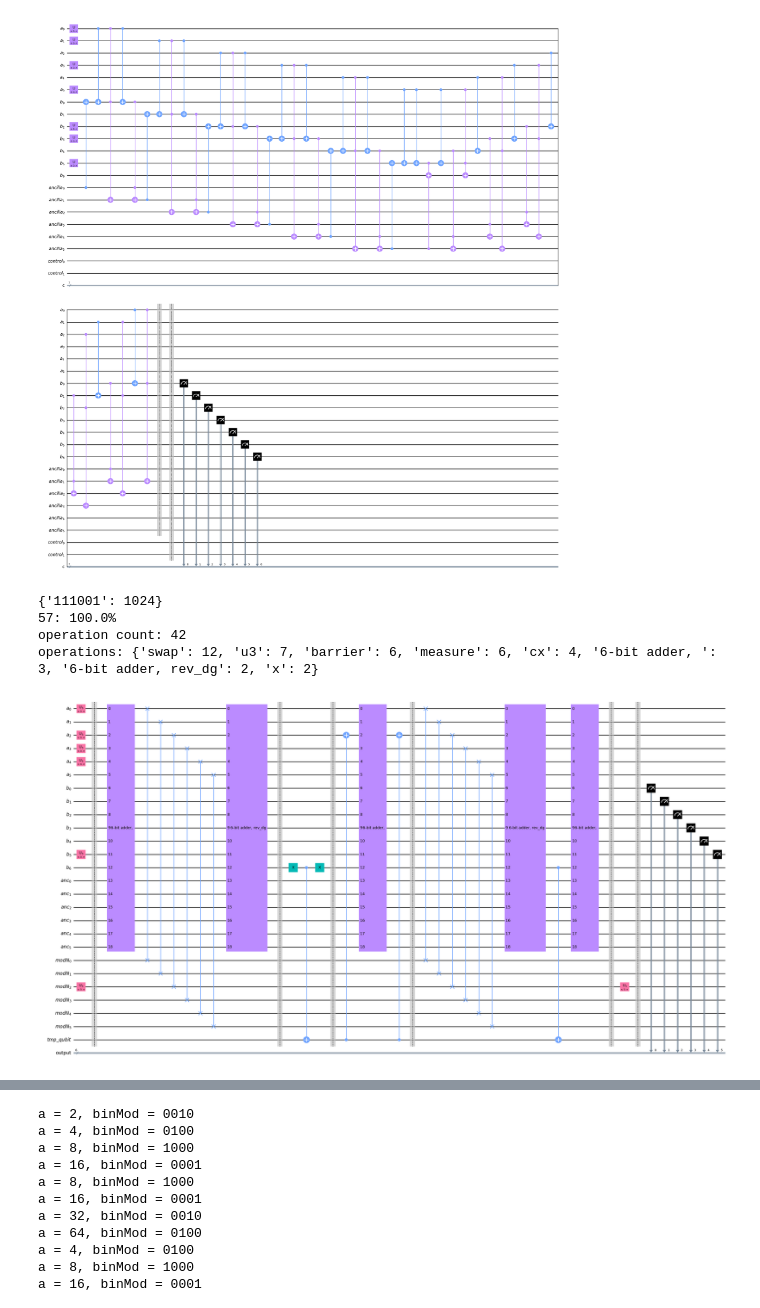
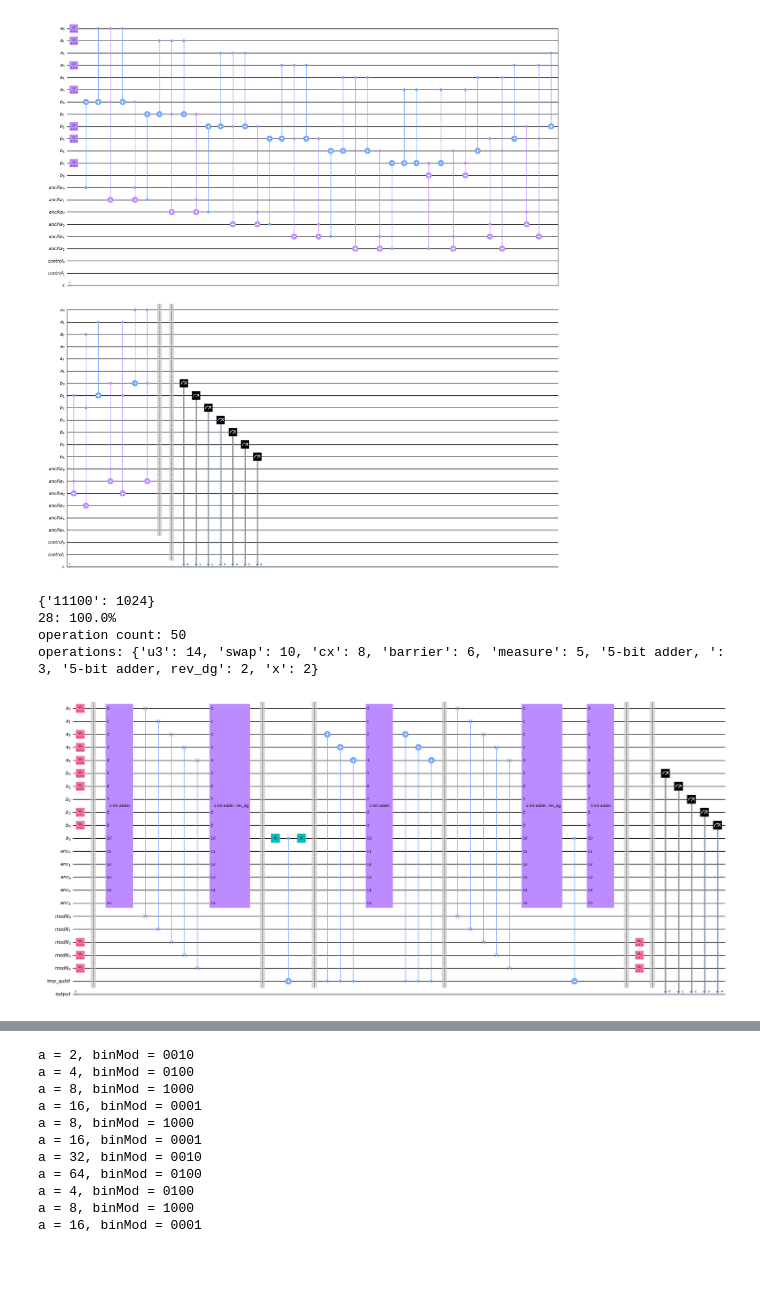
Before and after one commit to JuliuszSyrewicz/quantumFactorization, a Jupyter notebook: demo.ipynb, the cells around one changed output, grey strips where cells are left out. Drawn from its saved outputs; the diff is of its cells as text; code cells hidden in the pictures; blank space fills up the shorter version.

```diff
--- a/demo.ipynb
+++ b/demo.ipynb
@@ -114,29 +114,29 @@ operations: {'cx': 24, 'ccx': 22, 'u': 7, 'measure': 7, 'barrier': 2}
 [figure]
 # %%
 a = 29
-b = 32
-N = 4
+b = 27
+N = 28
 
 qc = modNAdderCircuit(a, b, N)
 
 simulator = Aer.get_backend('qasm_simulator')
 job_sim = simulator.run(qk.transpile(qc, simulator), shots=1024)
 result_sim = job_sim.result()
 counts = result_sim.get_counts(qc)
 print(counts)
 
 counts = convertKeys(counts)
 for outcome, count in counts.items():
     print("{}: {}%".format(outcome, count / sum(counts.values()) * 100))
 
 decomposed = qc.decompose(reps=1)
 print("operation count: {}".format(sum(dict(decomposed.count_ops()).values())))
 print("operations: {}".format(dict(decomposed.count_ops())))
 
 decomposed.draw(output="mpl", fold=80, filename="circuits/{}-bitAdderDecomposed{}.png".format(n, "Reversed" if reverse_bool == True else ""))
 # %% [output]
-{'111001': 1024}
-57: 100.0%
-operation count: 42
-operations: {'swap': 12, 'u3': 7, 'barrier': 6, 'measure': 6, 'cx': 4, '6-bit adder, ': 3, '6-bit adder, rev_dg': 2, 'x': 2}
+{'11100': 1024}
+28: 100.0%
+operation count: 50
+operations: {'u3': 14, 'swap': 10, 'cx': 8, 'barrier': 6, 'measure': 5, '5-bit adder, ': 3, '5-bit adder, rev_dg': 2, 'x': 2}
-[figure, old version]
+[figure, new version]
```
Also changed, not shown: parts of 4 cells of this notebook, 2 other files.
